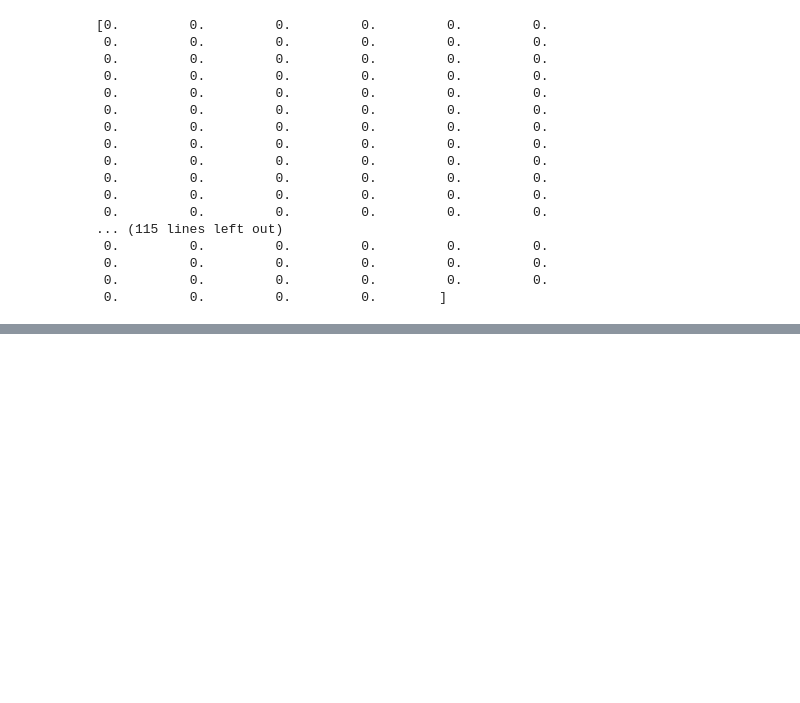
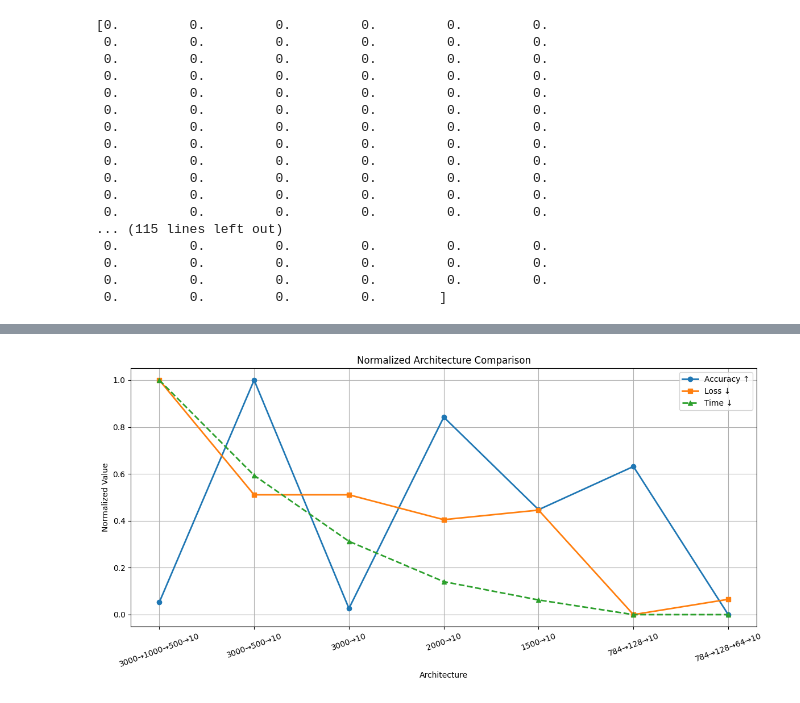
Before and after one commit to Sakib0626Q2/IITJ-Sem2-AI-DS, a Jupyter notebook: Numerical Optimization/Practical Session/NOPracticalAssignmentweek13.ipynb, the cells around one changed output, grey strips where cells are left out. Cells and saved outputs as stored; diff of their text form; code cells hidden in the pictures; blank space fills up the shorter version.

```diff
--- a/Numerical Optimization/Practical Session/NOPracticalAssignmentweek13.ipynb
+++ b/Numerical Optimization/Practical Session/NOPracticalAssignmentweek13.ipynb
@@ -195,0 +253,19 @@ model3.evaluate(x_test, y_test)
+# %%
+from sklearn.preprocessing import MinMaxScaler
+normalized_df = df.copy()
+
+for col in ["Accuracy (%)", "Test Loss", "Time per Epoch"]:
+    normalized_df[col] = (
+        (df[col] - df[col].min()) /
+        (df[col].max() - df[col].min())
+    )
+
+print(normalized_df)
+# cols = ["Accuracy (%)", "Test Loss", "Time per Epoch"]
+
+# # Apply MinMaxScaler
+# scaler = MinMaxScaler()
+
+# normalized_df[cols] = scaler.fit_transform(normalized_df[cols])
+
+# print(normalized_df)
@@ -195,0 +281,39 @@ model3.evaluate(x_test, y_test)
+# %%
+plt.figure(figsize=(12,6))
+
+plt.plot(
+    normalized_df["Architecture"],
+    normalized_df["Accuracy (%)"],
+    marker='o',
+    linewidth=2,
+    label="Accuracy ↑"
+)
+
+plt.plot(
+    normalized_df["Architecture"],
+    normalized_df["Test Loss"],
+    marker='s',
+    linewidth=2,
+    label="Loss ↓"
+)
+
+plt.plot(
+    normalized_df["Architecture"],
+    normalized_df["Time per Epoch"],
+    marker='^',
+    linewidth=2,
+    linestyle='--',
+    label="Time ↓"
+)
+
+plt.xlabel("Architecture")
+plt.ylabel("Normalized Value")
+plt.title("Normalized Architecture Comparison")
+plt.xticks(rotation=20)
+plt.grid(True)
+plt.legend()
+
+plt.tight_layout()
+plt.show()
+# %% [output]
+[figure, added]
```
Also changed, not shown: parts of 16 cells of this notebook, 3 other files.
